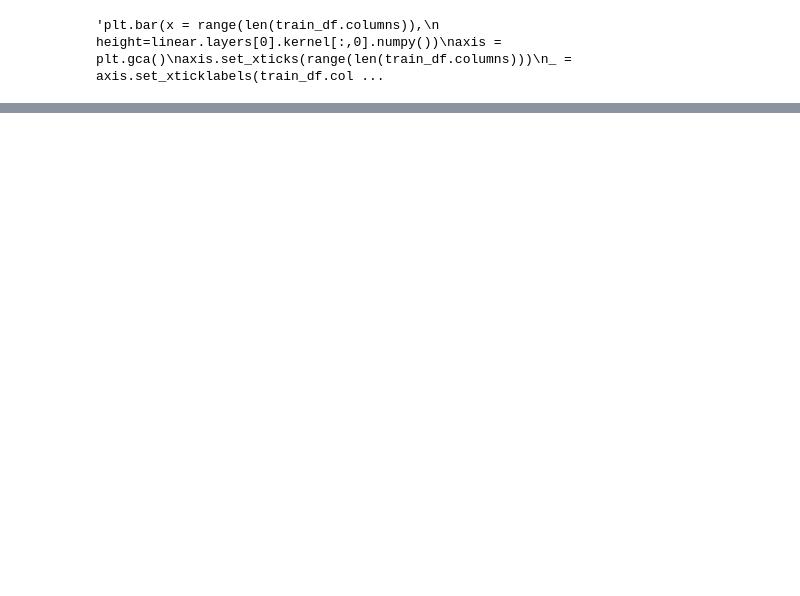
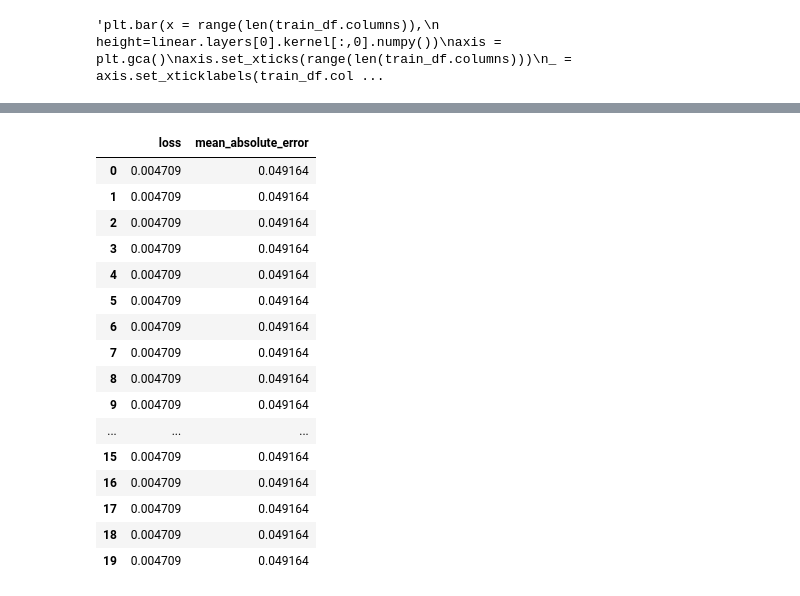
Before and after one commit to valentina-bec/tokyo-stock-exchange, a Jupyter notebook: notebooks/model_tf_adapted.ipynb, the cells around one changed output, grey strips where cells are left out. Saved outputs shown, nothing was run; the diff lists cells and outputs as text; code cells hidden in the pictures; blank space fills up the shorter version.

```diff
--- a/notebooks/model_tf_adapted.ipynb
+++ b/notebooks/model_tf_adapted.ipynb
@@ -383,0 +341,11 @@ Labels shape (batch, time, features): (32, 1, 1)
+# %%
+class Baseline(tf.keras.Model):
+  def __init__(self, label_index=None):
+    super().__init__()
+    self.label_index = label_index
+
+  def call(self, inputs):
+    if self.label_index is None:
+      return inputs
+    result = inputs[:, :, self.label_index]
+    return result[:, :, tf.newaxis]
@@ -534,0 +667,2 @@ performance
+# %%
+history_b_w = compile_and_fit(baseline, w1)
@@ -534,0 +691,20 @@ performance
+# %%
+pd.DataFrame(history_b_w.history)
+# %% [output]
+|  | loss | mean_absolute_error |
+| 0 | 0.004709 | 0.049164 |
+| 1 | 0.004709 | 0.049164 |
+| 2 | 0.004709 | 0.049164 |
+| 3 | 0.004709 | 0.049164 |
+| 4 | 0.004709 | 0.049164 |
+| 5 | 0.004709 | 0.049164 |
+| 6 | 0.004709 | 0.049164 |
+| 7 | 0.004709 | 0.049164 |
+| 8 | 0.004709 | 0.049164 |
+| 9 | 0.004709 | 0.049164 |
+| ... | ... | ... |
+| 15 | 0.004709 | 0.049164 |
+| 16 | 0.004709 | 0.049164 |
+| 17 | 0.004709 | 0.049164 |
+| 18 | 0.004709 | 0.049164 |
+| 19 | 0.004709 | 0.049164 |
```
Also changed, not shown: parts of 67 cells of this notebook.
